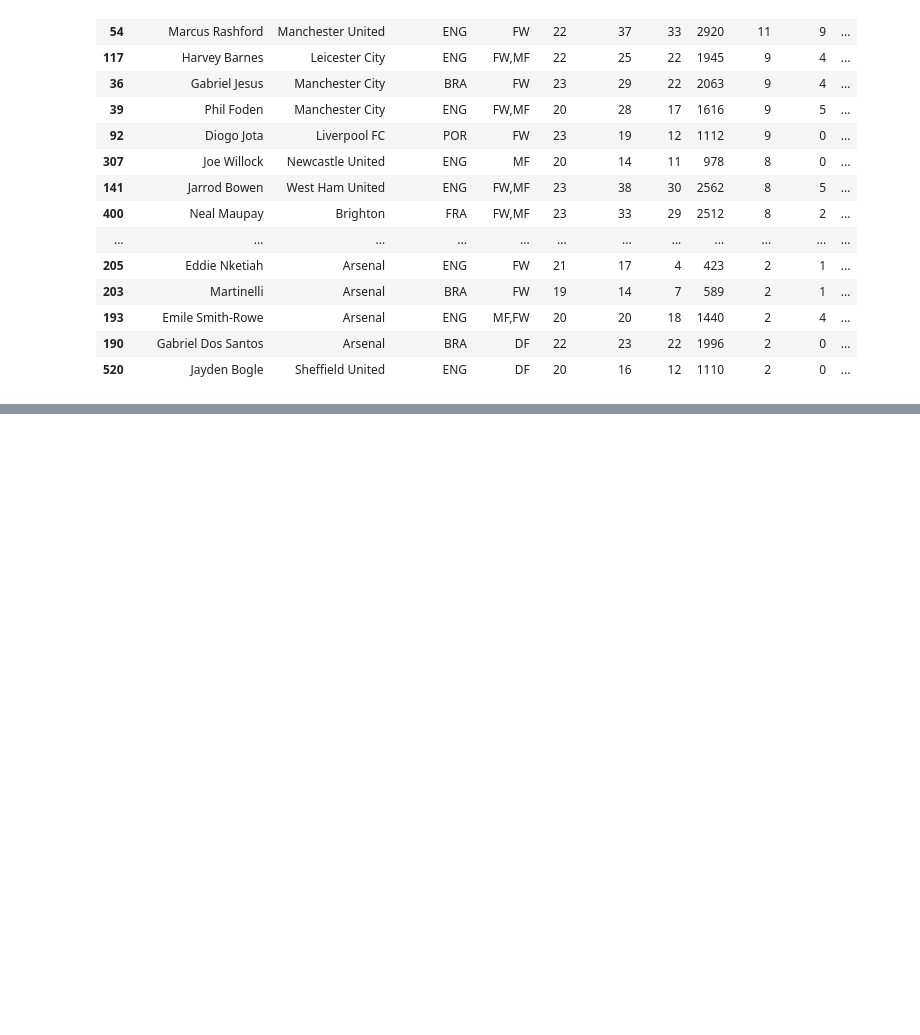
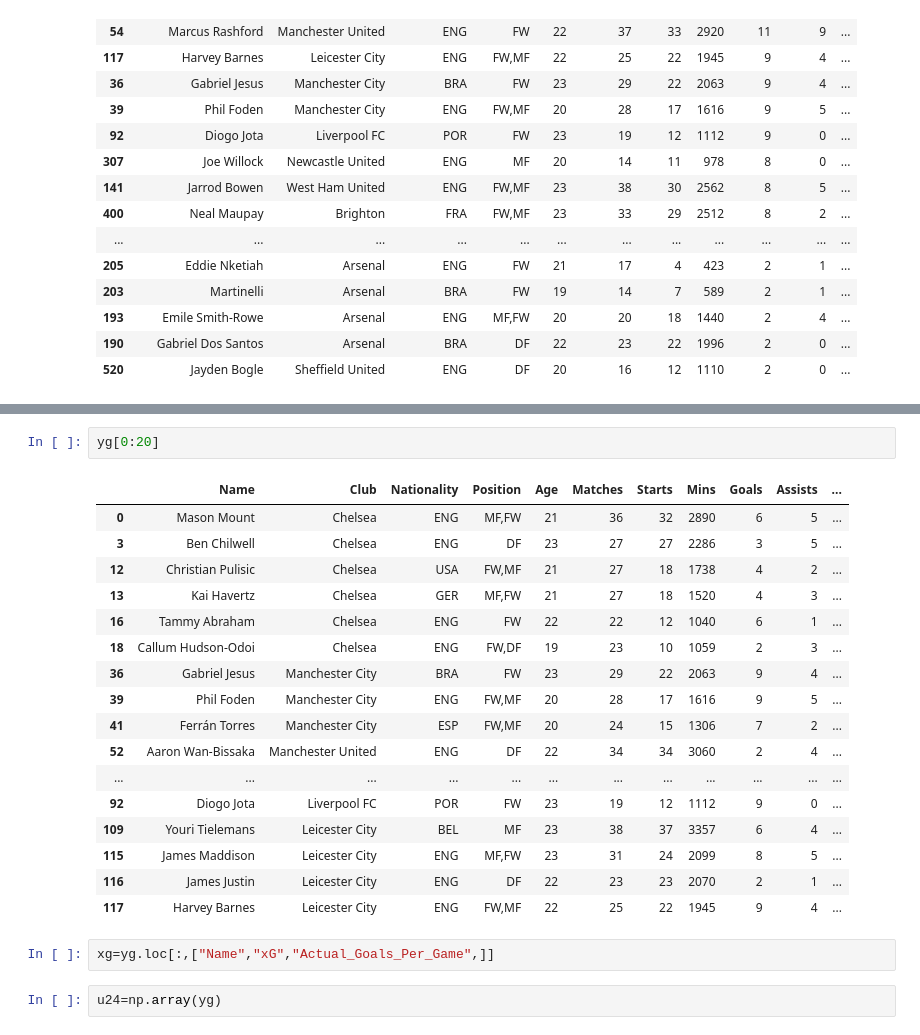
Before and after one commit to CiaranRoddy/UCDPA_CiaranRoddy1, a Jupyter notebook: Young Player Goals V Expected Goals Project.ipynb, the cells around one changed output, grey strips where cells are left out. Cells and saved outputs as stored; diff of their text form; blank space fills up the shorter version.

```diff
--- a/Young Player Goals V Expected Goals Project.ipynb
+++ b/Young Player Goals V Expected Goals Project.ipynb
@@ -95,0 +96,24 @@ plt.show()
+# %%
+yg[0:20]
+# %% [output]
+|  | Name | Club | Nationality | Position | Age | Matches | Starts | Mins | Goals | Assists | ... |
+| 0 | Mason Mount | Chelsea | ENG | MF,FW | 21 | 36 | 32 | 2890 | 6 | 5 | ... |
+| 3 | Ben Chilwell | Chelsea | ENG | DF | 23 | 27 | 27 | 2286 | 3 | 5 | ... |
+| 12 | Christian Pulisic | Chelsea | USA | FW,MF | 21 | 27 | 18 | 1738 | 4 | 2 | ... |
+| 13 | Kai Havertz | Chelsea | GER | MF,FW | 21 | 27 | 18 | 1520 | 4 | 3 | ... |
+| 16 | Tammy Abraham | Chelsea | ENG | FW | 22 | 22 | 12 | 1040 | 6 | 1 | ... |
+| 18 | Callum Hudson-Odoi | Chelsea | ENG | FW,DF | 19 | 23 | 10 | 1059 | 2 | 3 | ... |
+| 36 | Gabriel Jesus | Manchester City | BRA | FW | 23 | 29 | 22 | 2063 | 9 | 4 | ... |
+| 39 | Phil Foden | Manchester City | ENG | FW,MF | 20 | 28 | 17 | 1616 | 9 | 5 | ... |
+| 41 | Ferrán Torres | Manchester City | ESP | FW,MF | 20 | 24 | 15 | 1306 | 7 | 2 | ... |
+| 52 | Aaron Wan-Bissaka | Manchester United | ENG | DF | 22 | 34 | 34 | 3060 | 2 | 4 | ... |
+| ... | ... | ... | ... | ... | ... | ... | ... | ... | ... | ... | ... |
+| 92 | Diogo Jota | Liverpool FC | POR | FW | 23 | 19 | 12 | 1112 | 9 | 0 | ... |
+| 109 | Youri Tielemans | Leicester City | BEL | MF | 23 | 38 | 37 | 3357 | 6 | 4 | ... |
+| 115 | James Maddison | Leicester City | ENG | MF,FW | 23 | 31 | 24 | 2099 | 8 | 5 | ... |
+| 116 | James Justin | Leicester City | ENG | DF | 22 | 23 | 23 | 2070 | 2 | 1 | ... |
+| 117 | Harvey Barnes | Leicester City | ENG | FW,MF | 22 | 25 | 22 | 1945 | 9 | 4 | ... |
+# %%
+xg=yg.loc[:,["Name","xG","Actual_Goals_Per_Game",]]
+# %%
+u24=np.array(yg)
```
Also changed, not shown: parts of 7 cells of this notebook.
